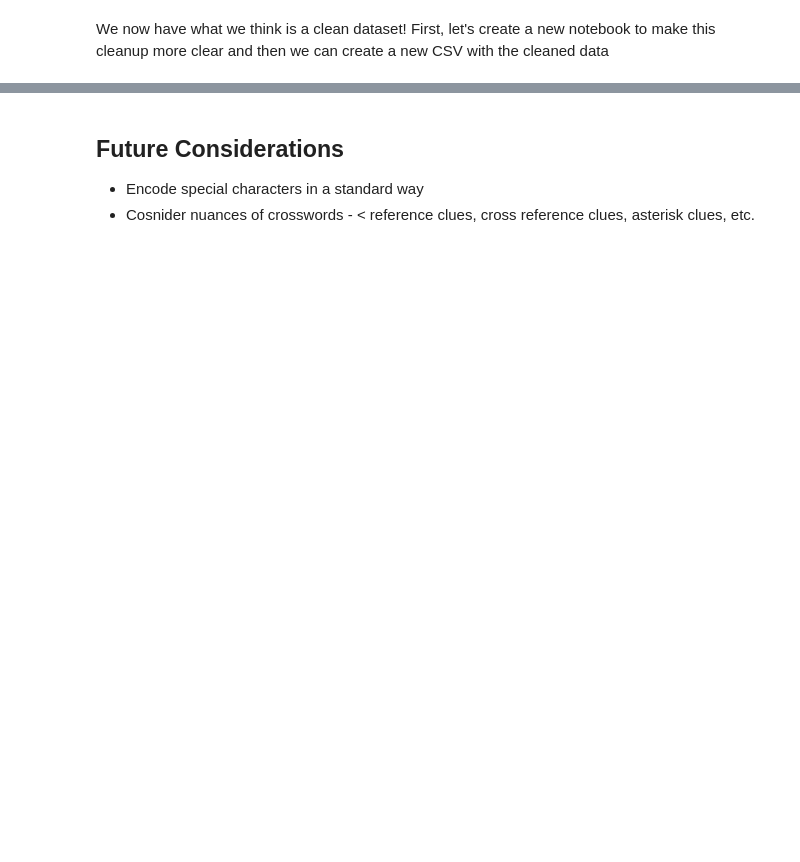
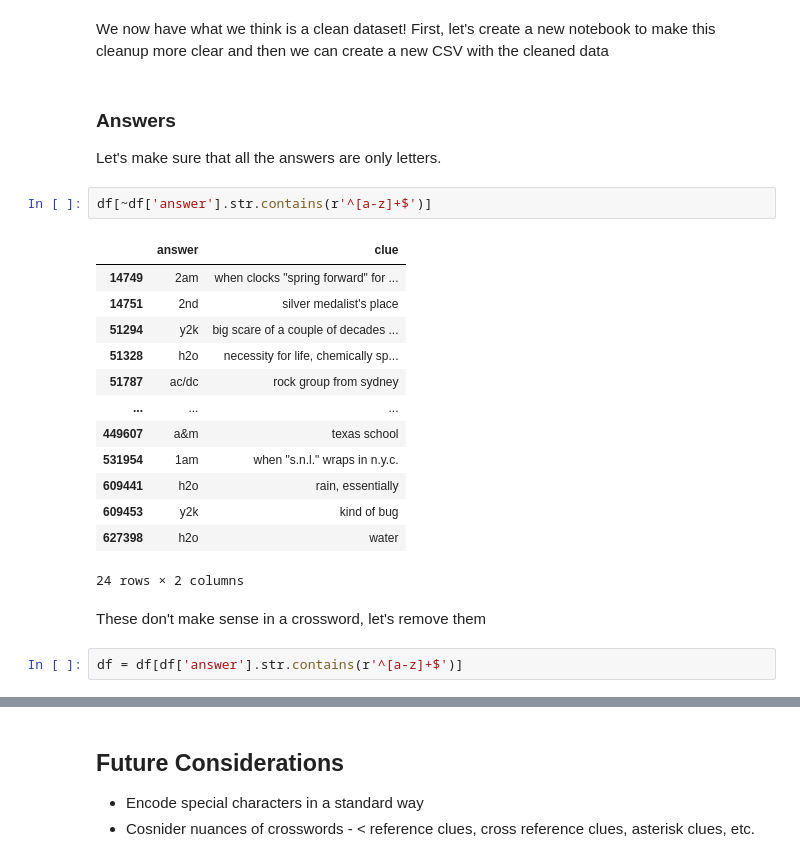
Before and after one commit to spennington/feyer, a Jupyter notebook: 03_data_exploration_take_2.ipynb, the cells around one changed output, grey strips where cells are left out. Cells and saved outputs as stored; diff of their text form; blank space fills up the shorter version.

```diff
--- a/03_data_exploration_take_2.ipynb
+++ b/03_data_exploration_take_2.ipynb
@@ -607,2 +615,25 @@ df
 # %% [markdown]
 We now have what we think is a clean dataset! First, let's create a new notebook to make this cleanup more clear and then we can create a new CSV with the cleaned data
+# %% [markdown]
+### Answers
+Let's make sure that all the answers are only letters.
+# %%
+df[~df['answer'].str.contains(r'^[a-z]+$')]
+# %% [output]
+|  | answer | clue |
+| 14749 | 2am | when clocks "spring forward" for ... |
+| 14751 | 2nd | silver medalist's place |
+| 51294 | y2k | big scare of a couple of decades ... |
+| 51328 | h2o | necessity for life, chemically sp... |
+| 51787 | ac/dc | rock group from sydney |
+| ... | ... | ... |
+| 449607 | a&m | texas school |
+| 531954 | 1am | when "s.n.l." wraps in n.y.c. |
+| 609441 | h2o | rain, essentially |
+| 609453 | y2k | kind of bug |
+| 627398 | h2o | water |
+24 rows × 2 columns
+# %% [markdown]
+These don't make sense in a crossword, let's remove them
+# %%
+df = df[df['answer'].str.contains(r'^[a-z]+$')]
```
Also changed, not shown: parts of 5 cells of this notebook.
